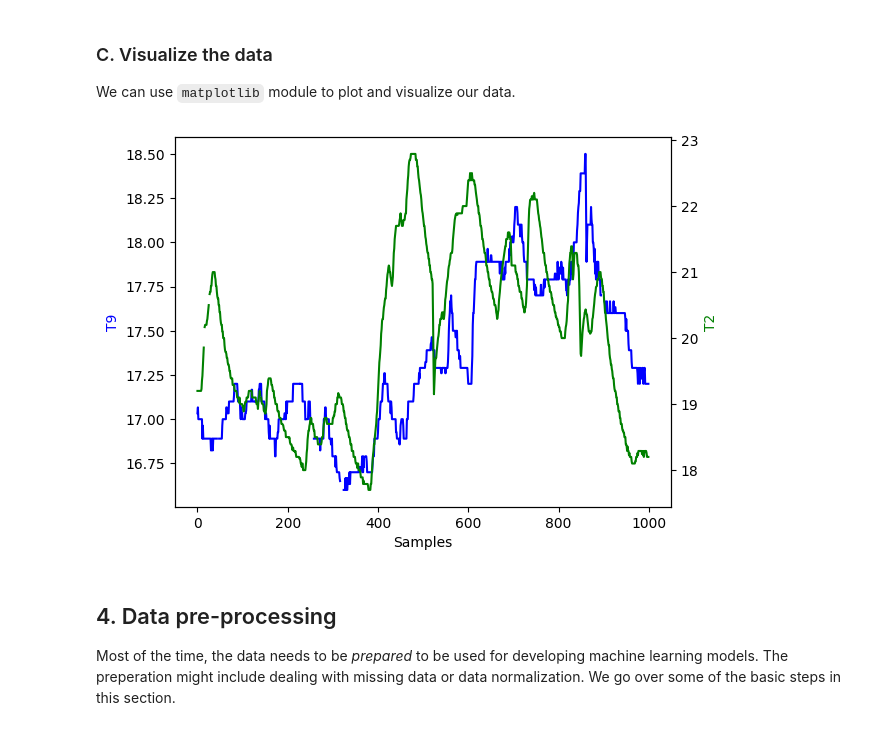
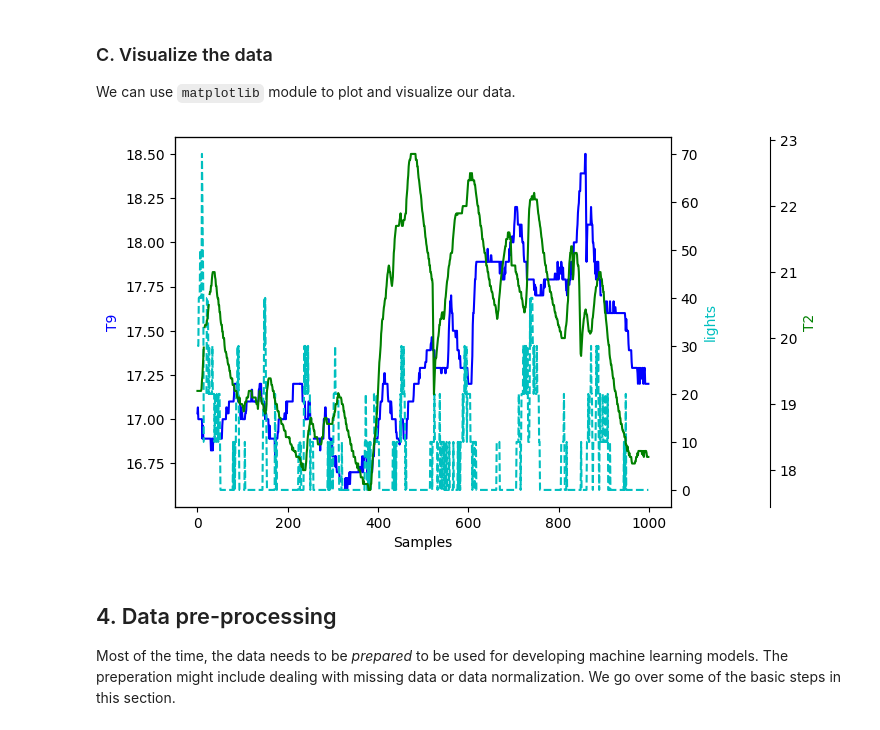
Before and after one commit to MinnML/ml-intro, a Jupyter notebook: getting-started-with-ml-final.ipynb, the cells around one changed output. Cells and saved outputs as stored; diff of their text form; code cells hidden in the pictures.

```diff
--- a/getting-started-with-ml-final.ipynb
+++ b/getting-started-with-ml-final.ipynb
@@ -134,21 +134,26 @@ We can use `matplotlib` module to plot and visualize our data.
 # %%
 # Let's visualize some of the data
 import matplotlib.pyplot as plt
 
 n_samples = 1000
-feature_name = "T9"
+feature_name_1 = "T9"
+feature_name_2 = "lights"
 target_name = "T2"
 
 fig, ax1 = plt.subplots()
 ax2 = ax1.twinx()
-ax1.plot(df[feature_name].values[:n_samples], 'b-')
-ax2.plot(df[target_name].values[:n_samples], 'g-')
+ax3 = ax1.twinx()
+ax1.plot(df[feature_name_1].values[:n_samples], 'b-')
+ax2.plot(df[feature_name_2].values[:n_samples], 'c--')
+ax3.plot(df[target_name].values[:n_samples], 'g-')
+ax3.spines['right'].set_position(('axes', 1.2))
 ax1.set_xlabel('Samples')
-ax1.set_ylabel(feature_name, color='b')
-ax2.set_ylabel(target_name, color='g')
+ax1.set_ylabel(feature_name_1, color='b')
+ax2.set_ylabel(feature_name_2, color='c')
+ax3.set_ylabel(target_name, color='g')
 plt.show()
 # %% [output]
-[figure, old version]
+[figure, new version]
 # %% [markdown]
 ## 4. Data pre-processing
 Most of the time, the data needs to be *prepared* to be used for developing machine learning models. The preperation might include dealing with missing data or data normalization.  We go over some of the basic steps in this section.
```
